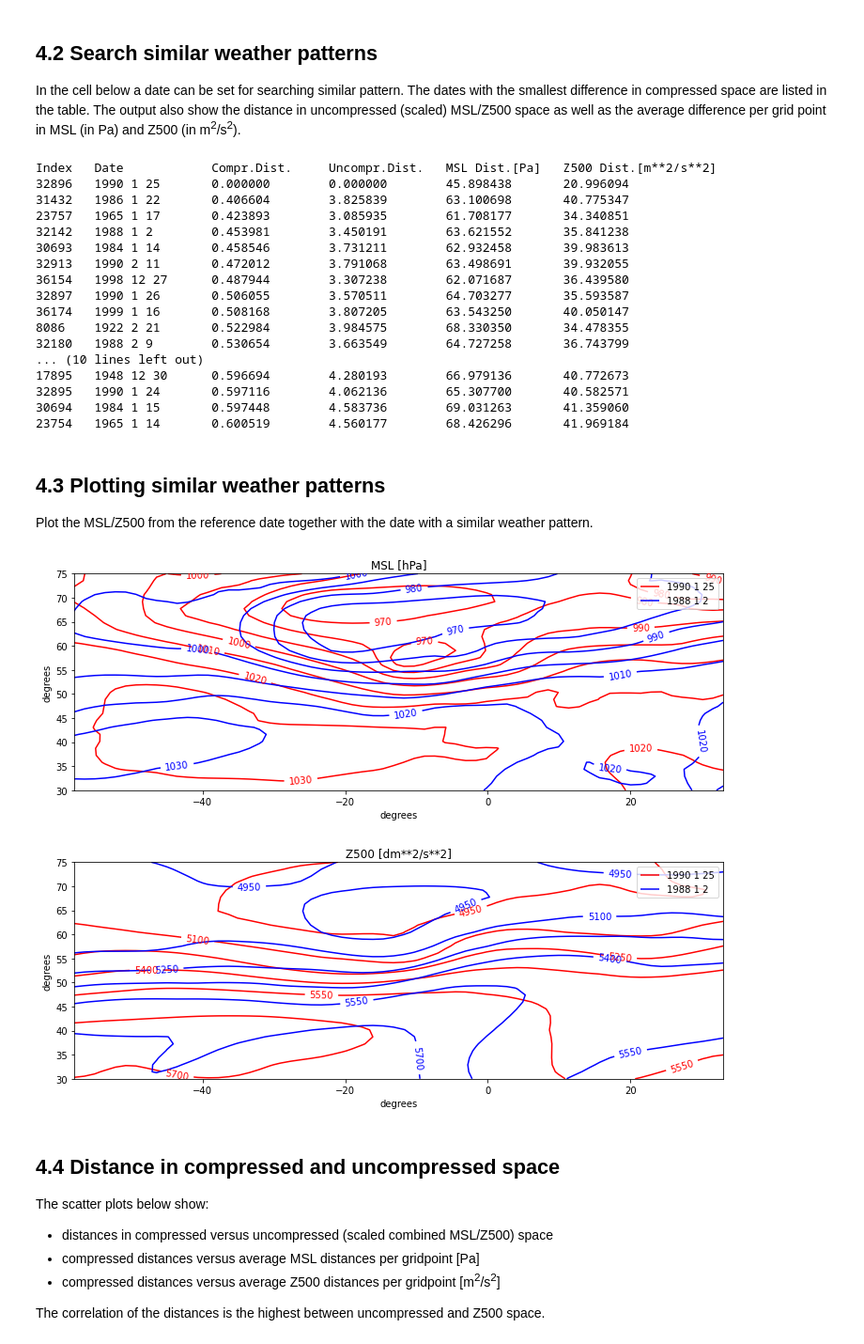
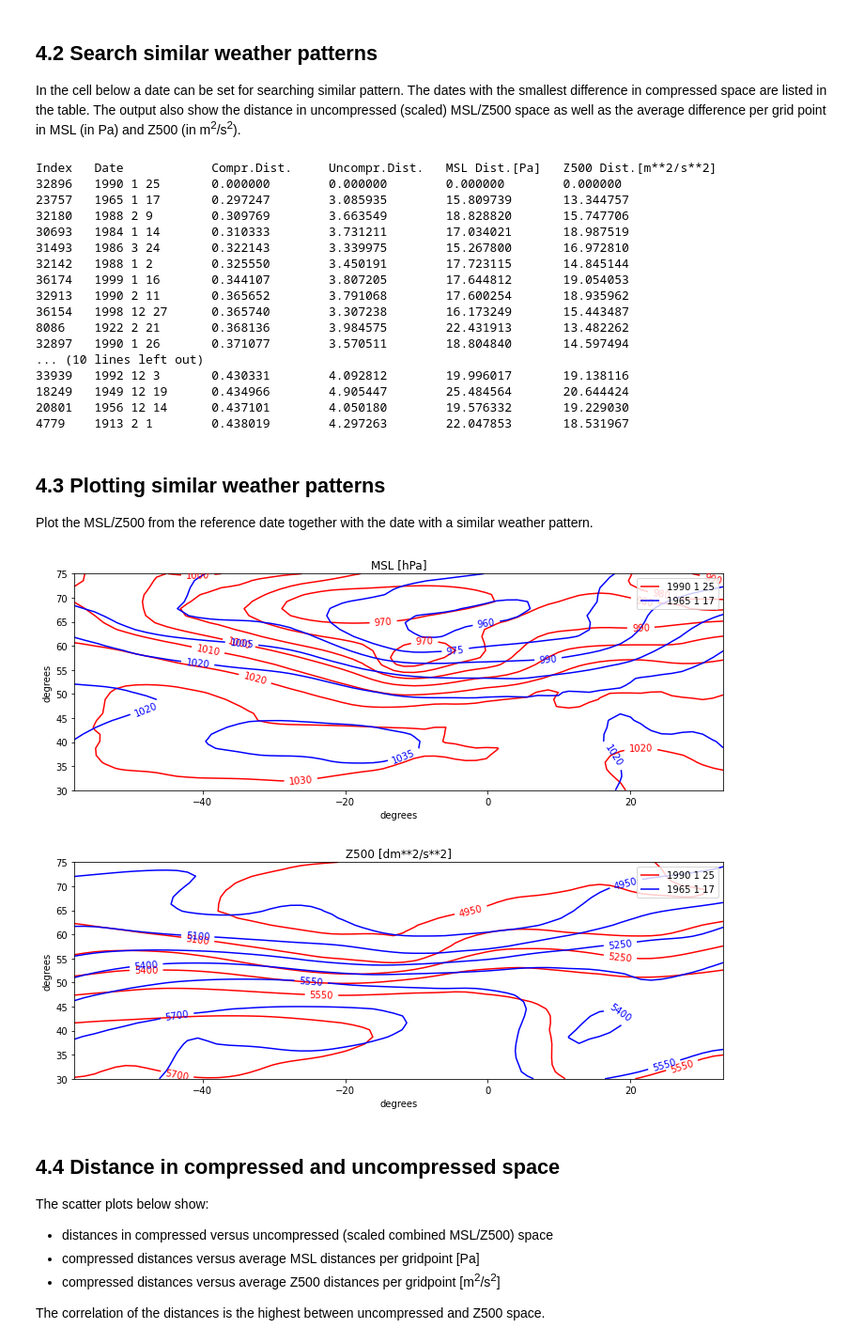
Before and after one commit to gdepaepe/autoencoder, a Jupyter notebook: 4_searching.ipynb, the cells around one changed output. Shown: that part at 94% size. Saved outputs shown, nothing was run; the diff lists cells and outputs as text; code cells hidden in the pictures.

```diff
--- a/4_searching.ipynb
+++ b/4_searching.ipynb
@@ -52,8 +52,8 @@ for i in range(dates.shape[0]):
     z500_dist[i] = np.linalg.norm((era20c[i,:,1]-era20c_ref[0,:,1]))
 
 # unscale and divide by number of gridpoints
-msl_dist = ( msl_dist * (scale[0,1]-scale[0,0]) + scale[0,0] ) / era20c.shape[1]
-z500_dist = ( z500_dist * (scale[1,1]-scale[1,0]) + scale[1,0] ) / era20c.shape[1]
+msl_dist = msl_dist * (scale[0,1]-scale[0,0]) / era20c.shape[1]
+z500_dist = z500_dist * (scale[1,1]-scale[1,0]) / era20c.shape[1]
 
 # smallest distances
 smallest_compressed = np.argsort(compressed_dist)[:25]
@@ -62,36 +62,36 @@ for i in smallest_compressed:
     print("%d\t%s\t%f\t%f\t%f\t%f" % (i,dates[i],compressed_dist[i],era20c_dist[i],msl_dist[i],z500_dist[i]))
 # %% [output]
 Index   Date            Compr.Dist.     Uncompr.Dist.   MSL Dist.[Pa]   Z500 Dist.[m**2/s**2]
-32896   1990 1 25       0.000000        0.000000        45.898438       20.996094
-31432   1986 1 22       0.406604        3.825839        63.100698       40.775347
-23757   1965 1 17       0.423893        3.085935        61.708177       34.340851
-32142   1988 1 2        0.453981        3.450191        63.621552       35.841238
-30693   1984 1 14       0.458546        3.731211        62.932458       39.983613
-32913   1990 2 11       0.472012        3.791068        63.498691       39.932055
-36154   1998 12 27      0.487944        3.307238        62.071687       36.439580
-32897   1990 1 26       0.506055        3.570511        64.703277       35.593587
-36174   1999 1 16       0.508168        3.807205        63.543250       40.050147
-8086    1922 2 21       0.522984        3.984575        68.330350       34.478355
-32180   1988 2 9        0.530654        3.663549        64.727258       36.743799
+32896   1990 1 25       0.000000        0.000000        0.000000        0.000000
+23757   1965 1 17       0.297247        3.085935        15.809739       13.344757
+32180   1988 2 9        0.309769        3.663549        18.828820       15.747706
+30693   1984 1 14       0.310333        3.731211        17.034021       18.987519
+31493   1986 3 24       0.322143        3.339975        15.267800       16.972810
+32142   1988 1 2        0.325550        3.450191        17.723115       14.845144
+36174   1999 1 16       0.344107        3.807205        17.644812       19.054053
+32913   1990 2 11       0.365652        3.791068        17.600254       18.935962
+36154   1998 12 27      0.365740        3.307238        16.173249       15.443487
+8086    1922 2 21       0.368136        3.984575        22.431913       13.482262
+32897   1990 1 26       0.371077        3.570511        18.804840       14.597494
 ... (10 lines left out)
-17895   1948 12 30      0.596694        4.280193        66.979136       40.772673
-32895   1990 1 24       0.597116        4.062136        65.307700       40.582571
-30694   1984 1 15       0.597448        4.583736        69.031263       41.359060
-23754   1965 1 14       0.600519        4.560177        68.426296       41.969184
+33939   1992 12 3       0.430331        4.092812        19.996017       19.138116
+18249   1949 12 19      0.434966        4.905447        25.484564       20.644424
+20801   1956 12 14      0.437101        4.050180        19.576332       19.229030
+4779    1913 2 1        0.438019        4.297263        22.047853       18.531967
 # %% [markdown]
 ## 4.3 Plotting similar weather patterns
 Plot the MSL/Z500 from the reference date together with the date with a similar weather pattern.
 # %%
 # for 2nd smallest: set nearby to 2
-nearby = 3
+nearby = 1
 min_dist_index = smallest_compressed[nearby]
 original = era20c[date_index].reshape(1,shape1,shape2,2)
 nearest = era20c[min_dist_index].reshape(1,shape1,shape2,2)
 isoplot(original[0,:,:,0],nearest[0,:,:,0],date,dates[min_dist_index],zone,scale[0])
 isoplot(original[0,:,:,1],nearest[0,:,:,1],date,dates[min_dist_index],zone,scale[1]*10,"Z500 [dm**2/s**2]")
 # %% [output]
-[figure, old version]
+[figure, new version]
-[figure, old version]
+[figure, new version]
 # %% [markdown]
 ## 4.4 Distance in compressed and uncompressed space
 The scatter plots below show:
```
Also changed, not shown: parts of 3 cells of this notebook, 1 other file.
